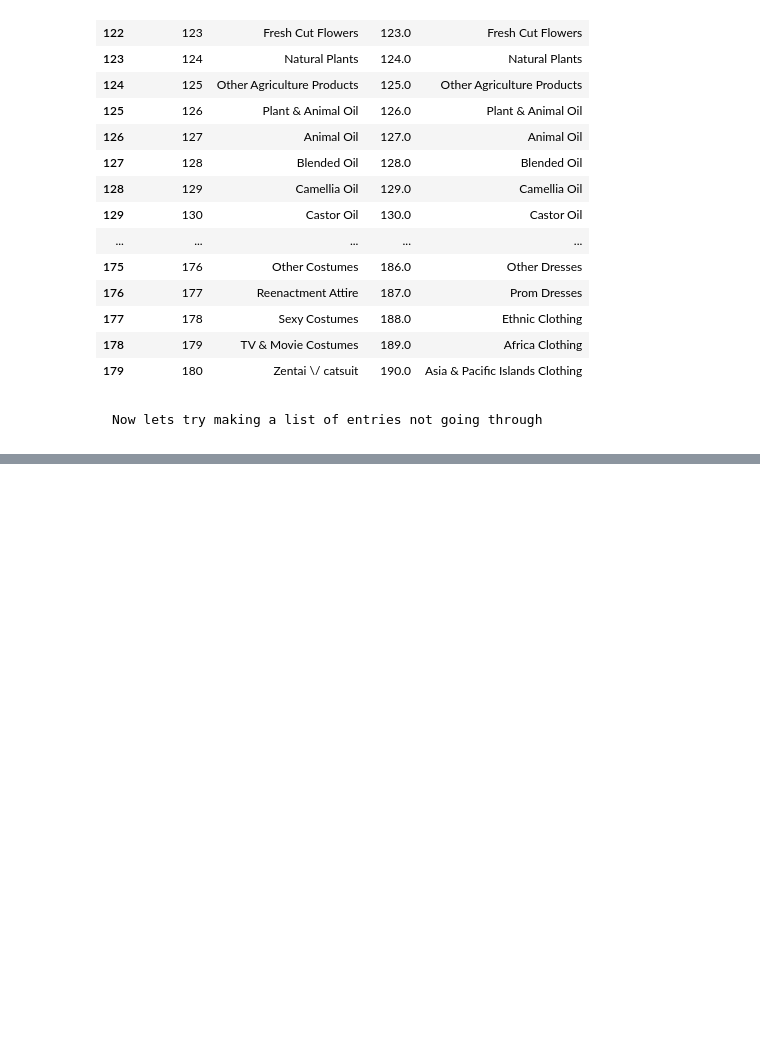
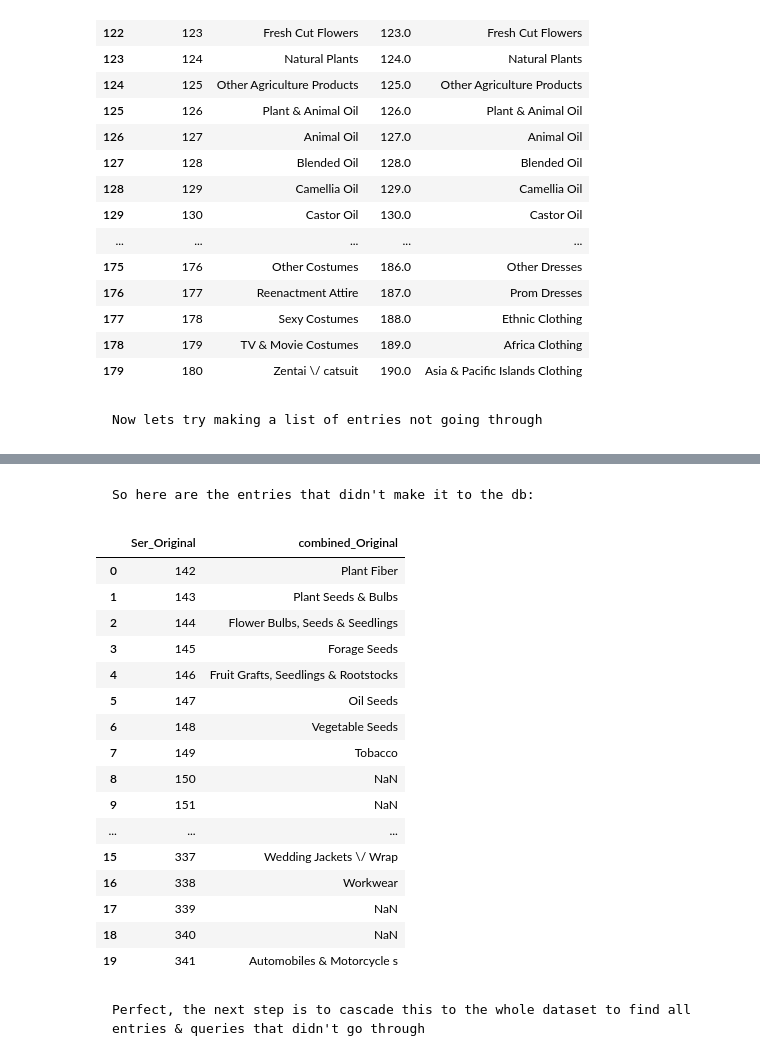
Before and after one commit to almsam/ISupply-project, a Jupyter notebook: db upload/Map upload/DataBase upload NB loss tracking.ipynb, the cells around one changed output, grey strips where cells are left out. Drawn from its saved outputs; the diff is of its cells as text; code cells hidden in the pictures; blank space fills up the shorter version.

```diff
--- a/db upload/Map upload/DataBase upload NB loss tracking.ipynb
+++ b/db upload/Map upload/DataBase upload NB loss tracking.ipynb
@@ -224,0 +247,24 @@ array([  1.,   2.,   3.,   4.,   5.,   6.,   7.,   8.,   9.,  10.,  11.,
+# %% [markdown]
+    So here are the entries that didn't make it to the db:
+# %%
+dfErrorList = dfFiltered[['Ser_Original', 'combined_Original']]; dfErrorList
+# %% [output]
+|  | Ser_Original | combined_Original |
+| 0 | 142 | Plant Fiber |
+| 1 | 143 | Plant Seeds & Bulbs |
+| 2 | 144 | Flower Bulbs, Seeds & Seedlings |
+| 3 | 145 | Forage Seeds |
+| 4 | 146 | Fruit Grafts, Seedlings & Rootstocks |
+| 5 | 147 | Oil Seeds |
+| 6 | 148 | Vegetable Seeds |
+| 7 | 149 | Tobacco |
+| 8 | 150 | NaN |
+| 9 | 151 | NaN |
+| ... | ... | ... |
+| 15 | 337 | Wedding Jackets \/ Wrap |
+| 16 | 338 | Workwear |
+| 17 | 339 | NaN |
+| 18 | 340 | NaN |
+| 19 | 341 | Automobiles & Motorcycle s |
+# %% [markdown]
+    Perfect, the next step is to cascade this to the whole dataset to find all entries & queries that didn't go through
```
Also changed, not shown: parts of 2 cells of this notebook.
